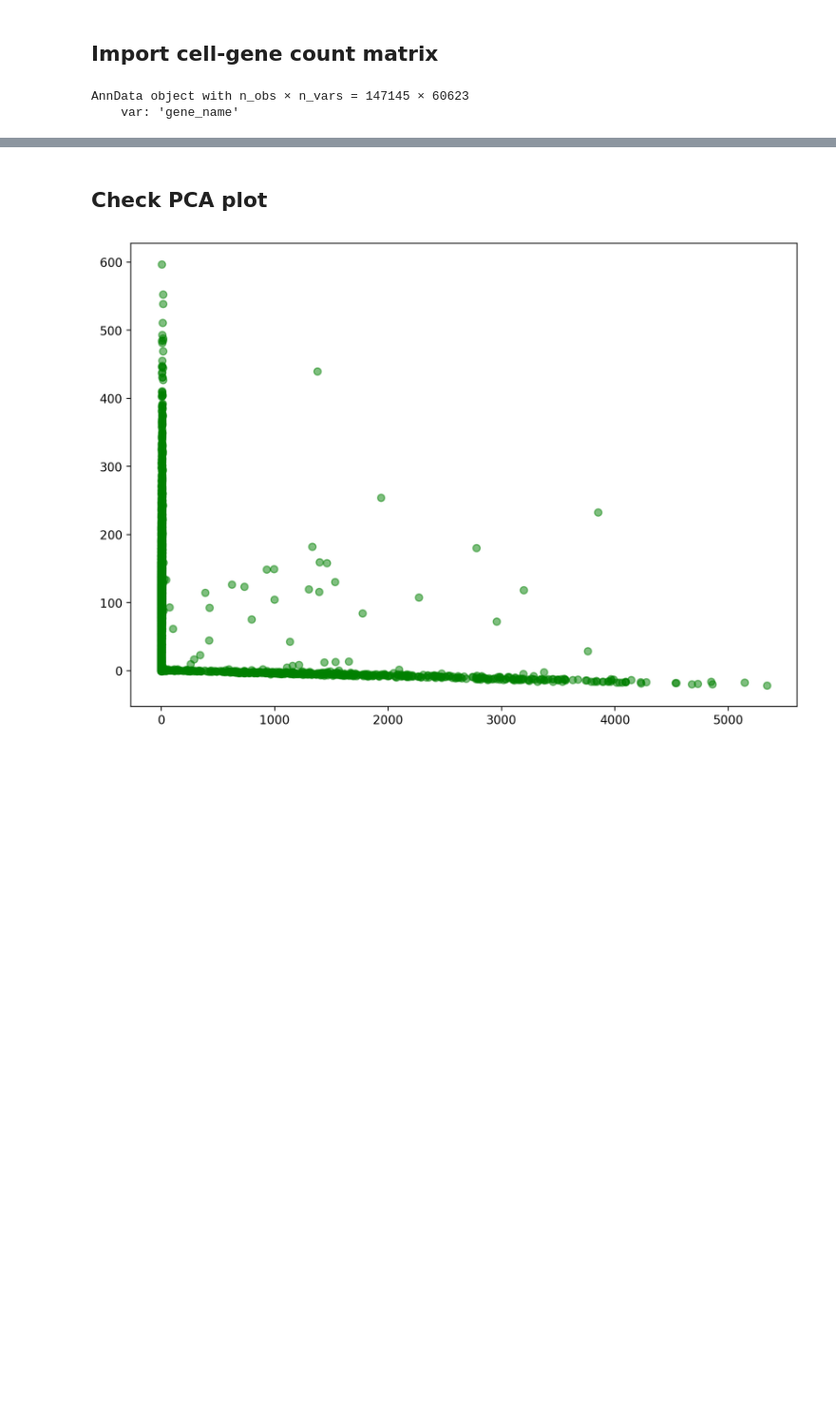
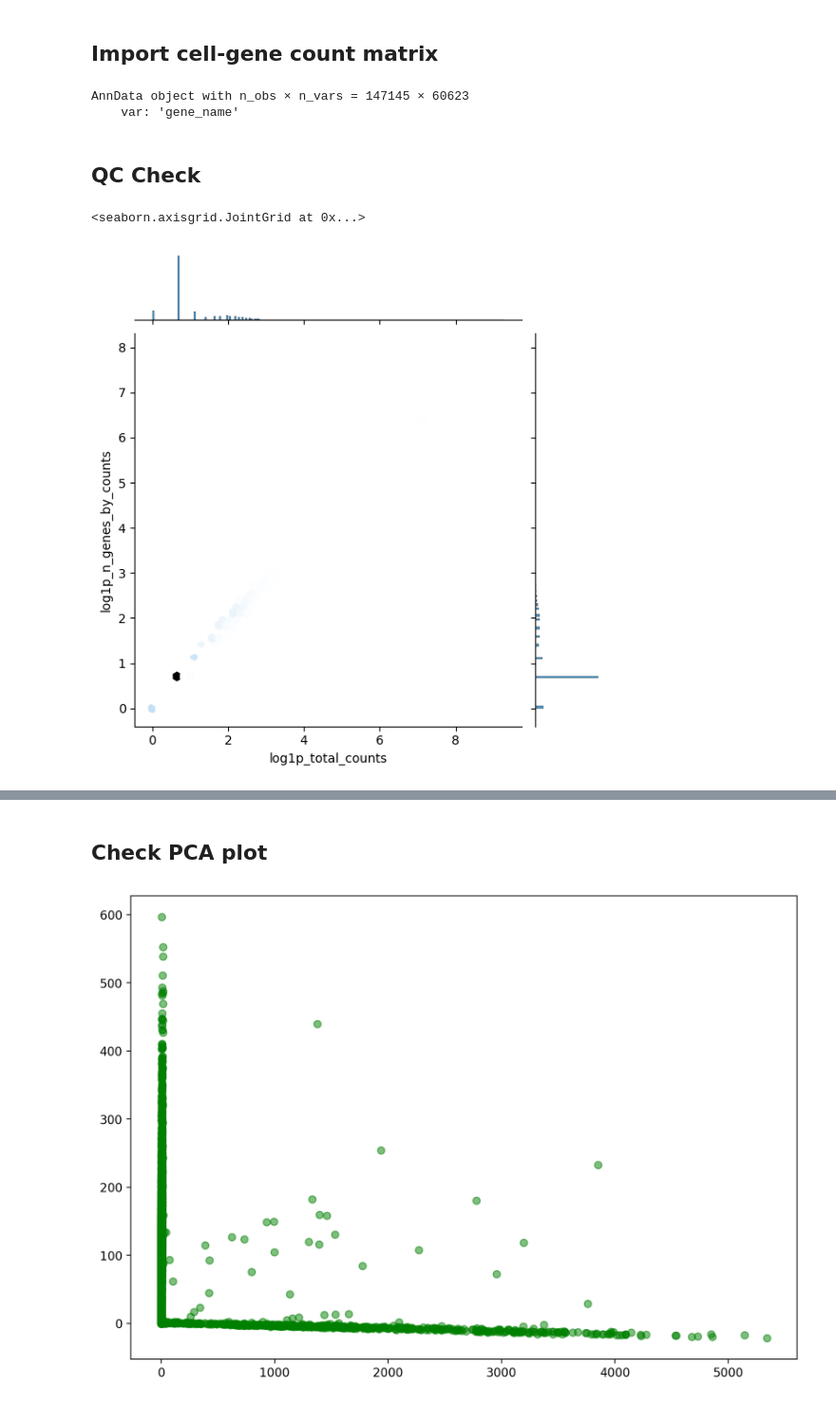
Before and after one commit to MikeLiuAir00/10x_sequence_analysis_pipeline, a Jupyter notebook: down_stream_analysis.ipynb, the cells around one changed output, grey strips where cells are left out. Shown at 95% size. Saved outputs shown, nothing was run; the diff lists cells and outputs as text; code cells hidden in the pictures; blank space fills up the shorter version.

```diff
--- a/down_stream_analysis.ipynb
+++ b/down_stream_analysis.ipynb
@@ -116,3 +117,8 @@ adata
 # %% [output]
 AnnData object with n_obs × n_vars = 147145 × 60623
     var: 'gene_name'
+# %% [markdown]
+## QC Check
+# %%
+# add mito label for later qc func
+adata.var['mito'] = adata.var['gene_name'].str.startswith('MT-')
@@ -118,0 +127,10 @@ AnnData object with n_obs × n_vars = 147145 × 60623
+# %%
+sns.jointplot(
+    data=adata.obs,
+    x='log1p_total_counts',
+    y='log1p_n_genes_by_counts',
+    kind='hex'
+)
+# %% [output]
+<seaborn.axisgrid.JointGrid at 0x...>
+[figure, added]
```
Also changed, not shown: parts of 4 cells of this notebook.
